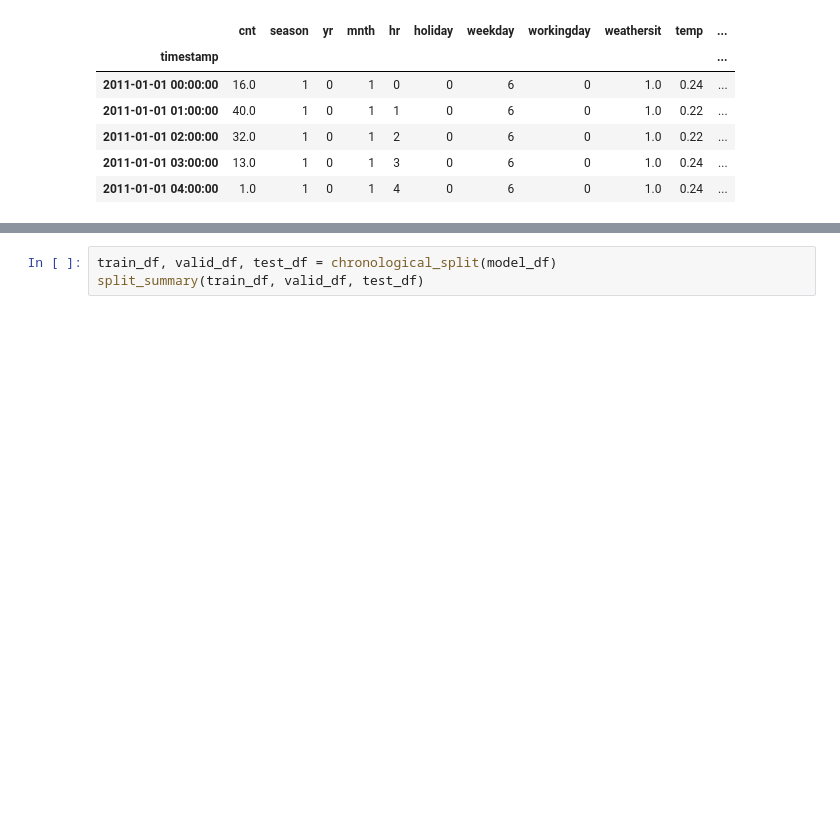
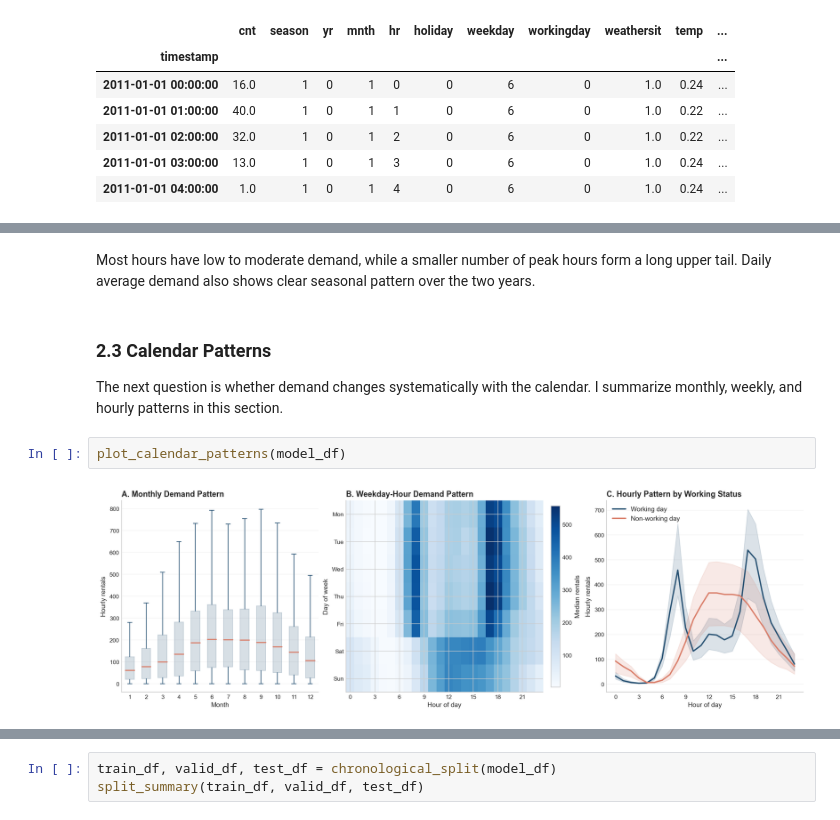
Before and after one commit to JoshuaRZC/bike-sharing-demand-forecasting, a Jupyter notebook: code/final_analysis.ipynb, the cells around one changed output, grey strips where cells are left out. Cells and saved outputs as stored; diff of their text form; blank space fills up the shorter version.

```diff
--- a/code/final_analysis.ipynb
+++ b/code/final_analysis.ipynb
@@ -103,0 +129,10 @@ workingday_summary, weather_corr
+# %% [markdown]
+Most hours have low to moderate demand, while a smaller number of peak hours form a long upper tail. Daily average demand also shows clear seasonal pattern over the two years.
+# %% [markdown]
+### 2.3 Calendar Patterns
+
+The next question is whether demand changes systematically with the calendar. I summarize monthly, weekly, and hourly patterns in this section.
+# %%
+plot_calendar_patterns(model_df)
+# %% [output]
+[figure, added]
```
Also changed, not shown: parts of 24 cells of this notebook, 1 other file.
